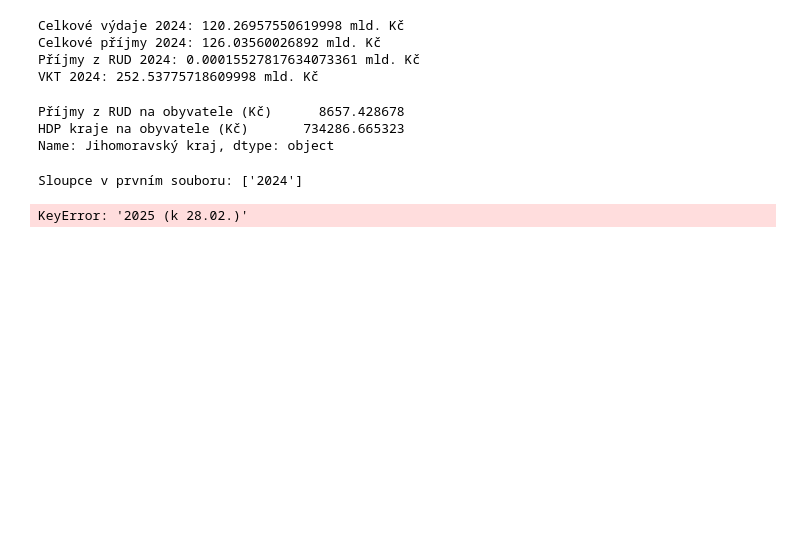
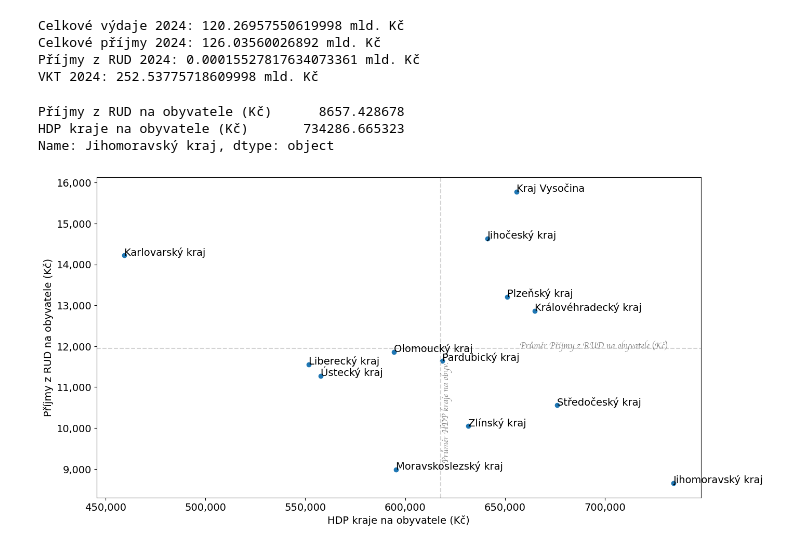
Before and after one commit to KrystofVVV/kraje_RUD, a Jupyter notebook: Untitled-1.ipynb, the cells around one changed output. Cells and saved outputs as stored; diff of their text form; code cells hidden in the pictures; blank space fills up the shorter version.

```diff
--- a/Untitled-1.ipynb
+++ b/Untitled-1.ipynb
@@ -533,9 +551,33 @@ print(df_exl.loc['Jihomoravský kraj'])
 Příjmy z RUD na obyvatele (Kč)      8657.428678
 HDP kraje na obyvatele (Kč)       734286.665323
 Name: Jihomoravský kraj, dtype: object
-# %%
-print("Sloupce v prvním souboru:", df1.columns.tolist())
-print("Součet sloupce:", df1['2025 (k 28.02.)'].sum() / 10**9, "mld. Kč")
-# %% [output]
-Sloupce v prvním souboru: ['2024']
-KeyError: '2025 (k 28.02.)'
+# %%
+### RUD na obyv vs HDP na obyv - scatter
+y=df_2a.loc[:,"Příjmy z RUD na obyvatele (Kč)"]
+x=df_2a.loc[:,"HDP kraje na obyvatele (Kč)"]
+n=df_2a.index
+
+fig, ax = plt.subplots(figsize=figsize)
+plt.rcParams.update({'font.size': fontsize})
+ax.scatter(x, y)
+
+for i, txt in enumerate(n):
+    if txt[0:3]=="Jih":
+        ax.annotate(txt, (x.iloc[i], y.iloc[i]))
+    else:
+        ax.annotate(txt, (x.iloc[i], y.iloc[i]))
+
+ax.get_xaxis().set_major_formatter(matplotlib.ticker.FuncFormatter(lambda x, p: format(int(x), ',')))
+ax.set_xlabel(x.name)
+ax.get_yaxis().set_major_formatter(matplotlib.ticker.FuncFormatter(lambda x, p: format(int(x), ',')))
+ax.set_ylabel(y.name)
+ax.axhline(y=y.mean(), color="lightgrey", linestyle='--')
+ax.text(x=(ax.get_xlim()[0]+(ax.get_xlim()[1]-ax.get_xlim()[0])*0.7),y=y.mean(),s=f"Průměr {y.name}",color="grey",fontsize="small",fontfamily="cursive")
+ax.axvline(x=x.mean(), color="lightgrey", linestyle='--')
+ax.text(x=x.mean(),y=(ax.get_ylim()[0]+(ax.get_ylim()[1]-ax.get_ylim()[0])*0.12),s=f"Průměr {x.name[0:17]}.",color="grey",fontsize="small",rotation="vertical",fontfamily="cursive")
+plt.savefig("graphs/graf_2a.jpg",dpi=300,bbox_inches="tight")
+df_exl=pd.DataFrame(y).join(pd.DataFrame(x))
+df_exl.to_excel("graphs/graf_2a.xlsx")
+plt.show()
+# %% [output]
+[figure, added]
```
Also changed, not shown: parts of 15 cells of this notebook, 44 other files.
